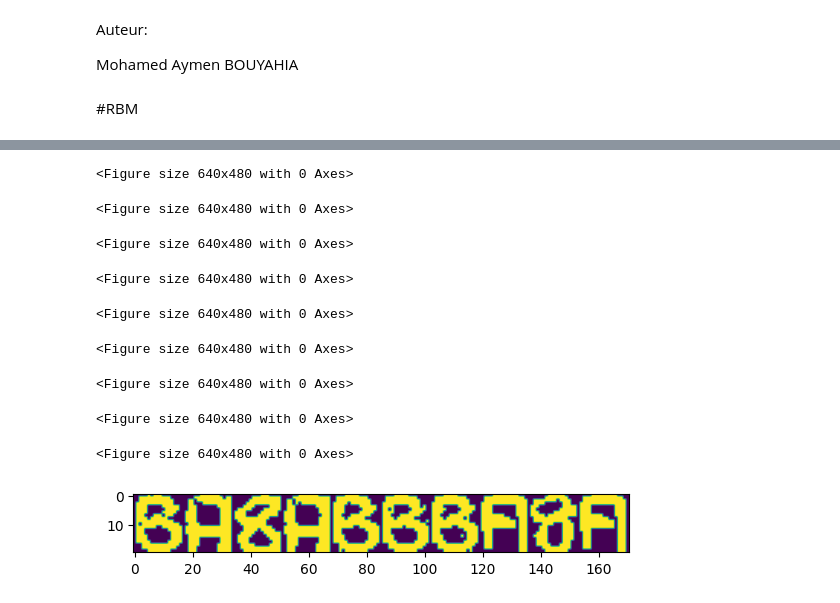
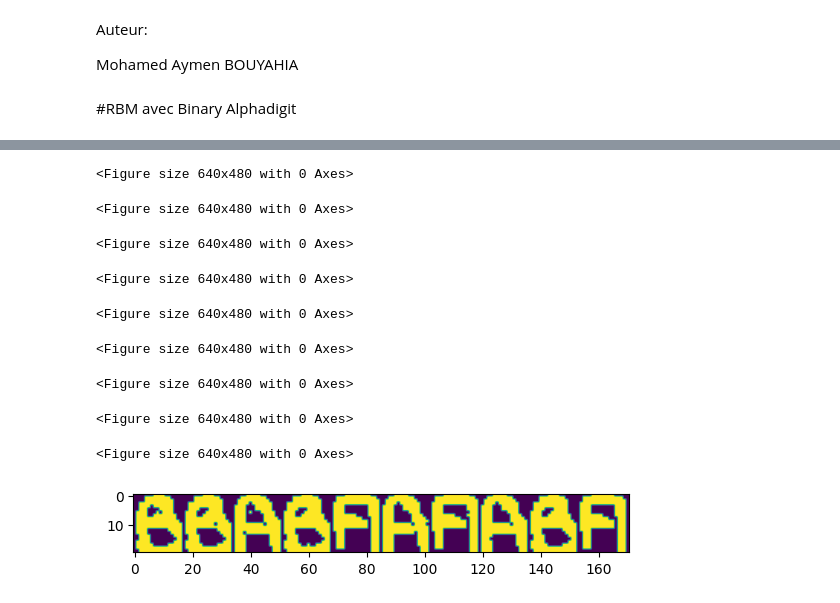
Before and after one commit to aymen20002005/Restricted-Boltzmann-Machines, a Jupyter notebook: RBM.ipynb, the cells around one changed output, grey strips where cells are left out. Cells and saved outputs as stored; diff of their text form; code cells hidden in the pictures.

```diff
--- a/RBM.ipynb
+++ b/RBM.ipynb
@@ -4,7 +4,7 @@ Auteur:
 
 Mohamed Aymen BOUYAHIA
 # %% [markdown]
-#RBM
+#RBM avec Binary Alphadigit
 # %%
 import numpy as np
 from scipy.io.matlab import mio
@@ -47,8 +47,6 @@ class RBM():
                 v_1 = (np.random.rand(t_b,self.p) < p_v_h_0) * 1
                 p_h_v_1 = self.entree_sortie_RBM(v_1)
 
-                L = np.sum(np.power(v_0-v_1,2))/batch_size #Compute the Loss
-
                 grad_a = np.sum(v_0-v_1, axis=0)
                 grad_b = np.sum(p_h_v_0-p_h_v_1, axis=0)
                 grad_W = v_0.T@p_h_v_0 - v_1.T@p_h_v_1
@@ -56,9 +54,12 @@ class RBM():
                 self.W += (lr/t_b) * grad_W
                 self.a += (lr/t_b) * grad_a
                 self.b += (lr/t_b) * grad_b
+            H = self.entree_sortie_RBM(X)
+            X_rec = self.sortie_entree_RBM(H)
 
             if epoch%10==0:
-                print("  Loss : %f  |  epoch %d/%d" %(L, epoch+1,nb_iter))
+                error = np.sum(np.square(X-X_rec)) / np.size(X, axis=0)
+                print("  Rec_error : %f  |  epoch %d/%d" %(error, epoch+1,nb_iter))
 
 
     def generer_image_RBM(rbm, iter_gibbs, nb_img):
@@ -83,12 +84,12 @@ class RBM():
         matrice = []
         for caractere in caracteres:
             for example in fichier['dat'][caractere]:
-                matrice.append(example.reshape(width*height))
+                matrice.append(example.reshape(width*height)) #Reshape
         return np.array(matrice)
 # %%
 width, height = 20, 16
 fichier = mio.loadmat("./binaryalphadigs")
-data=RBM.lire_alpha_digits([8, 9, 10])
+data=RBM.lire_alpha_digits([10, 11, 12])
 
 
 model = RBM(320,200) # RBM of size 320 = 20*16
@@ -117,10 +118,10 @@ RBM.generer_image_RBM(model, 1000, 10)
 <Figure size 640x480 with 0 Axes>
 <Figure size 640x480 with 0 Axes>
 <Figure size 640x480 with 0 Axes>
 <Figure size 640x480 with 0 Axes>
 <Figure size 640x480 with 0 Axes>
 <Figure size 640x480 with 0 Axes>
 <Figure size 640x480 with 0 Axes>
 <Figure size 640x480 with 0 Axes>
 <Figure size 640x480 with 0 Axes>
-[figure, old version]
+[figure, new version]
```
Also changed, not shown: parts of 4 cells of this notebook.
